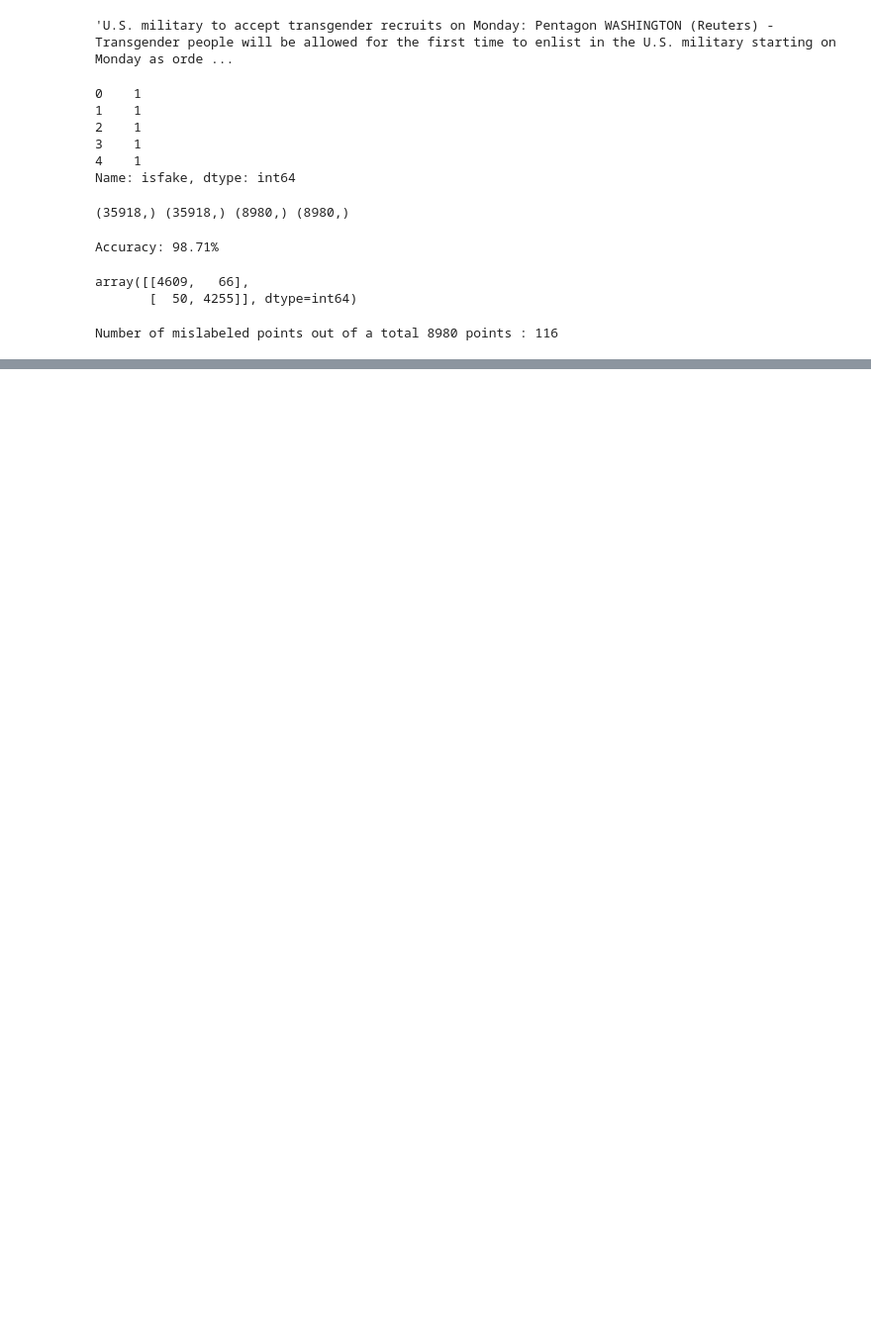
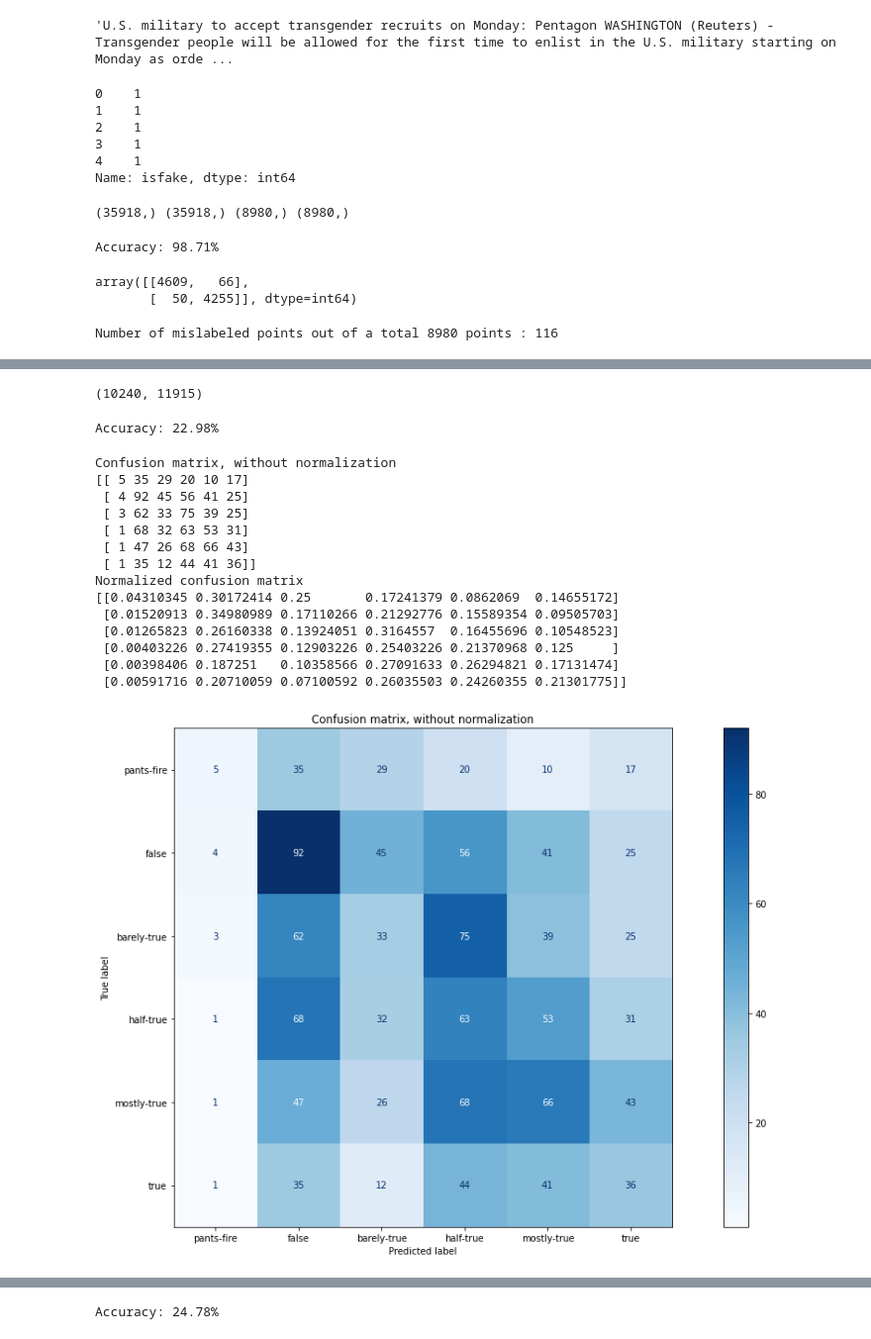
Before and after one commit to spolo96/Fake-news-detection-study, a Jupyter notebook: models/LogisticRegression-FakeNewsDetection.ipynb, the cells around one changed output, grey strips where cells are left out. Shown at 99% size. Saved outputs shown, nothing was run; the diff lists cells and outputs as text; code cells hidden in the pictures; blank space fills up the shorter version.

Commit message:
Added LIAR Dataset to Logistic Regression notebook and fixed some directory bugs on MultinomialNB Notebooks

```diff
--- a/models/LogisticRegression-FakeNewsDetection.ipynb
+++ b/models/LogisticRegression-FakeNewsDetection.ipynb
@@ -309,0 +371,6 @@ Number of mislabeled points out of a total 8980 points : 116
+# %%
+x_train = df_train['statement'].values
+x_val = df_val['statement'].values
+x_test = df_test['statement'].values
+
+x_train
@@ -309,0 +411,57 @@ Number of mislabeled points out of a total 8980 points : 116
+# %%
+#DataFlair - Initialize a TfidfVectorizer
+tfidf_vectorizer=TfidfVectorizer(stop_words='english', max_df=0.7)
+#DataFlair - Fit and transform train set, transform test set
+tfidf_train=tfidf_vectorizer.fit_transform(x_train)
+tfidf_val=tfidf_vectorizer.transform(x_val)
+
+tfidf_train.shape
+# %% [output]
+(10240, 11915)
+# %%
+#DataFlair - Initialize a Logistic Regression Classifier
+clf = LogisticRegression(max_iter=1000, multi_class='ovr')
+clf.fit(tfidf_train,y_train)
+
+#DataFlair - Predict on the validation set and calculate accuracy
+y_pred_val=clf.predict(tfidf_val)
+score=accuracy_score(y_val,y_pred_val)
+print(f'Accuracy: {round(score*100,2)}%')
+# %% [output]
+Accuracy: 22.98%
+# %%
+# Plot confusion matrix
+plt.rcParams["figure.figsize"] = (20,10)
+
+
+titles_options = [("Confusion matrix, without normalization", None,''),
+                  ("Normalized confusion matrix", 'true','.3f')]
+for title, normalize, format in titles_options:
+    disp = plot_confusion_matrix(clf, tfidf_val, y_val,
+                                 labels=class_names,
+                                 cmap=plt.cm.Blues,
+                                 normalize=normalize, values_format=format,)
+    disp.ax_.set_title(title)
+    disp.ax_.set_xticklabels([''] + class_names)
+    disp.ax_.set_yticklabels([''] + class_names)
+
+    print(title)
+    print(disp.confusion_matrix)
+
+plt.show()
+# %% [output]
+Confusion matrix, without normalization
+[[ 5 35 29 20 10 17]
+ [ 4 92 45 56 41 25]
+ [ 3 62 33 75 39 25]
+ [ 1 68 32 63 53 31]
+ [ 1 47 26 68 66 43]
+ [ 1 35 12 44 41 36]]
+Normalized confusion matrix
+[[0.04310345 0.30172414 0.25       0.17241379 0.0862069  0.14655172]
+ [0.01520913 0.34980989 0.17110266 0.21292776 0.15589354 0.09505703]
+ [0.01265823 0.26160338 0.13924051 0.3164557  0.16455696 0.10548523]
+ [0.00403226 0.27419355 0.12903226 0.25403226 0.21370968 0.125     ]
+ [0.00398406 0.187251   0.10358566 0.27091633 0.26294821 0.17131474]
+ [0.00591716 0.20710059 0.07100592 0.26035503 0.24260355 0.21301775]]
+[figure, added]
@@ -309,0 +469,7 @@ Number of mislabeled points out of a total 8980 points : 116
+# %%
+tfidf_test = tfidf_vectorizer.transform(x_test)
+y_pred_test=clf.predict(tfidf_test)
+score=accuracy_score(y_test,y_pred_test)
+print(f'Accuracy: {round(score*100,2)}%')
+# %% [output]
+Accuracy: 24.78%
```
Also changed, not shown: parts of 14 cells of this notebook, 1 other file.
